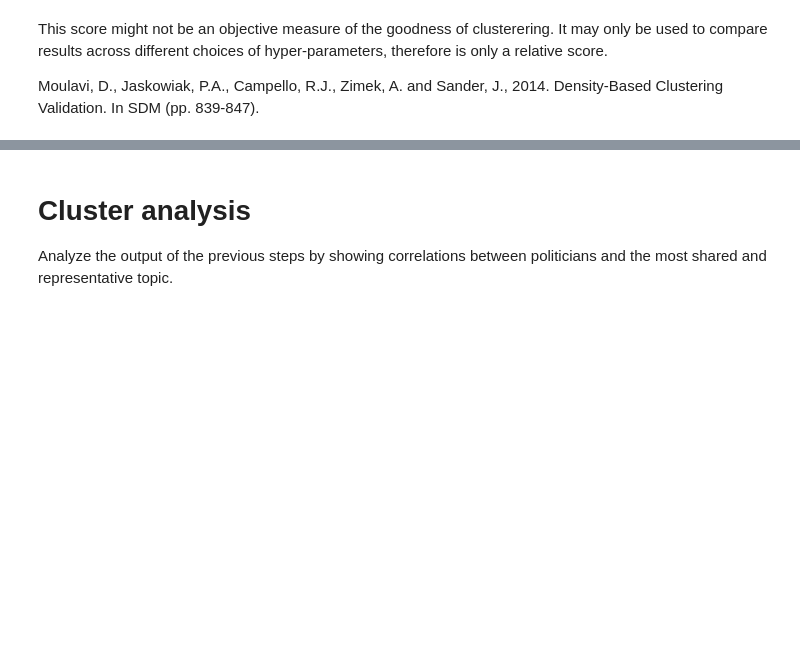
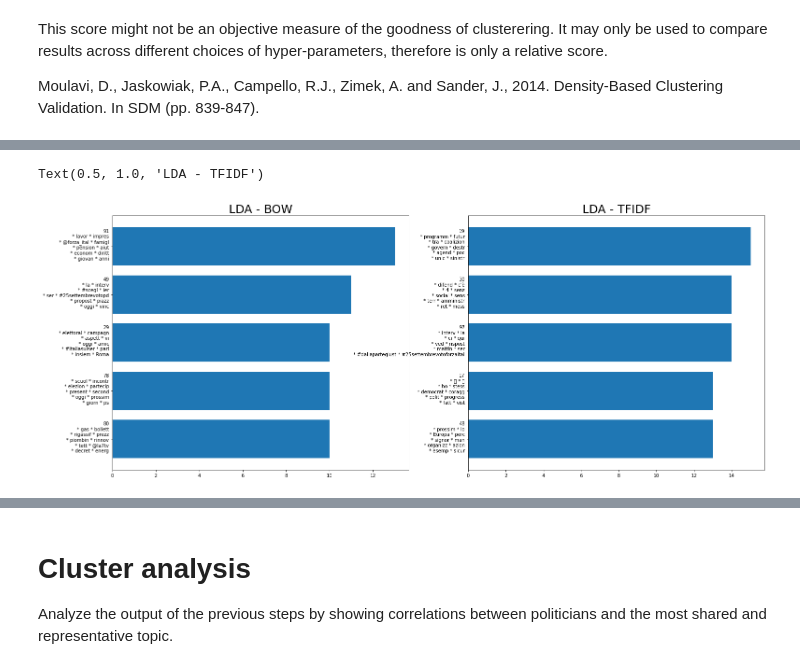
Before and after one commit to bigliolimatteo/how-politicians-change-their-mind, a Jupyter notebook: main.ipynb, the cells around one changed output, grey strips where cells are left out. Drawn from its saved outputs; the diff is of its cells as text; code cells hidden in the pictures; blank space fills up the shorter version.

```diff
--- a/main.ipynb
+++ b/main.ipynb
@@ -393,0 +671,3 @@ Moulavi, D., Jaskowiak, P.A., Campello, R.J., Zimek, A. and Sander, J., 2014. De
+# %%
+def prettify_topic_labeling(topic_definitions):
+    return [' * '.join(word + '\n' if i % 2 == 0 else word for i, word in enumerate(topic_definition.replace(' - ', ' ').split(" "))) for topic_definition in topic_definitions]
@@ -393,0 +697,29 @@ Moulavi, D., Jaskowiak, P.A., Campello, R.J., Zimek, A. and Sander, J., 2014. De
+# %%
+def prepare_shared_topic_df(topic_politician_tweets_df_count, topic_definition):
+  return topic_politician_tweets_df_count\
+                    .drop('tweet_count', axis=1)\
+                    .groupby(['topic_id'], as_index = False)\
+                    .count()\
+                    .rename(columns={'politician': 'politician_count'})\
+                    .merge(topic_definition, on='topic_id')\
+                    .sort_values(by=["politician_count"], ascending=False)
+# %%
+lda_bow_shared_topic_df = prepare_shared_topic_df(lda_bow_politician_tweets_df_count, lda_bow_topic_definition)
+lda_tfidf_shared_topic_df = prepare_shared_topic_df(lda_tfidf_politician_tweets_df_count, lda_tfidf_topic_definition)
+# %%
+TOP_N_TOPICS = 5
+
+fig, ax = plt.subplots(1, 2, figsize=(25,TOP_N_TOPICS*2))
+
+ax[0].barh(prettify_topic_labeling(lda_bow_shared_topic_df.definition.values[:TOP_N_TOPICS]),
+           lda_bow_shared_topic_df.politician_count.values[:TOP_N_TOPICS])
+ax[0].invert_yaxis()
+ax[0].set_title("LDA - BOW", {'fontsize': 25})
+
+ax[1].barh(prettify_topic_labeling(lda_tfidf_shared_topic_df.definition.values[:TOP_N_TOPICS]),
+           lda_tfidf_shared_topic_df.politician_count.values[:TOP_N_TOPICS])
+ax[1].invert_yaxis()
+ax[1].set_title("LDA - TFIDF", {'fontsize': 25})
+# %% [output]
+Text(0.5, 1.0, 'LDA - TFIDF')
+[figure, added]
```
Also changed, not shown: parts of 109 cells of this notebook.
